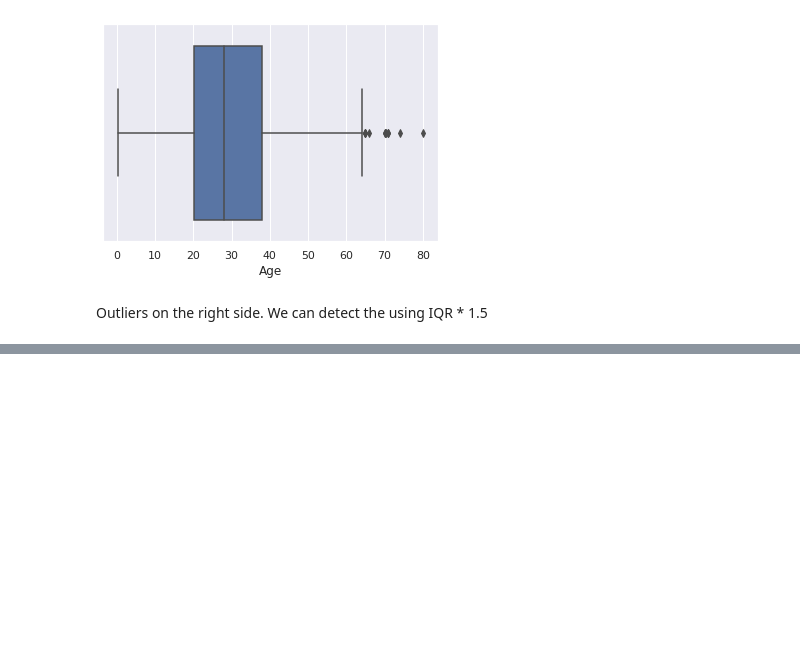
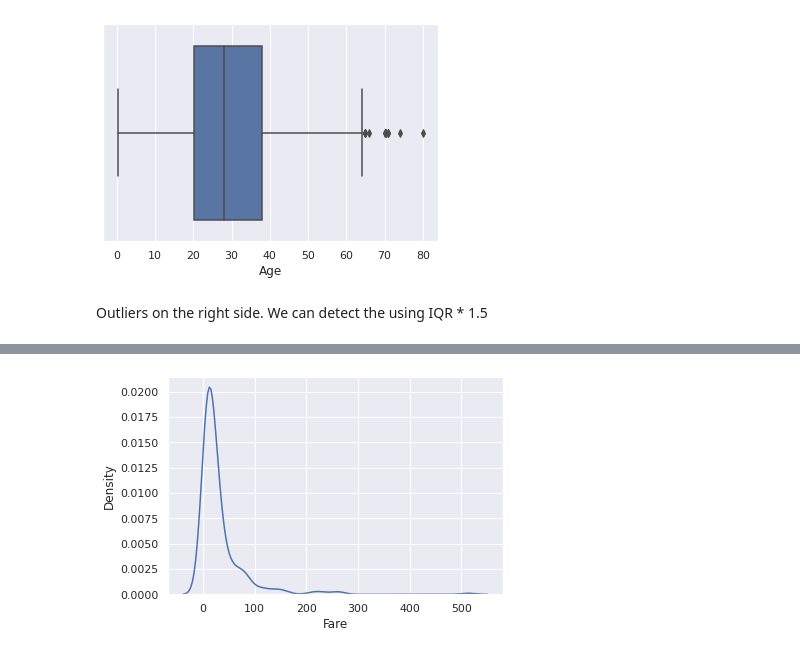
Before and after one commit to denisvivdenko/titanic_practice_dataset, a Jupyter notebook: EDA.ipynb, the cells around one changed output, grey strips where cells are left out. Cells and saved outputs as stored; diff of their text form; code cells hidden in the pictures; blank space fills up the shorter version.

```diff
--- a/EDA.ipynb
+++ b/EDA.ipynb
@@ -177,0 +197,4 @@ Outliers on the right side. We can detect the using IQR * 1.5
+# %%
+sns.kdeplot(x=X.Fare);
+# %% [output]
+[figure, added]
```
Also changed, not shown: parts of 9 cells of this notebook.
